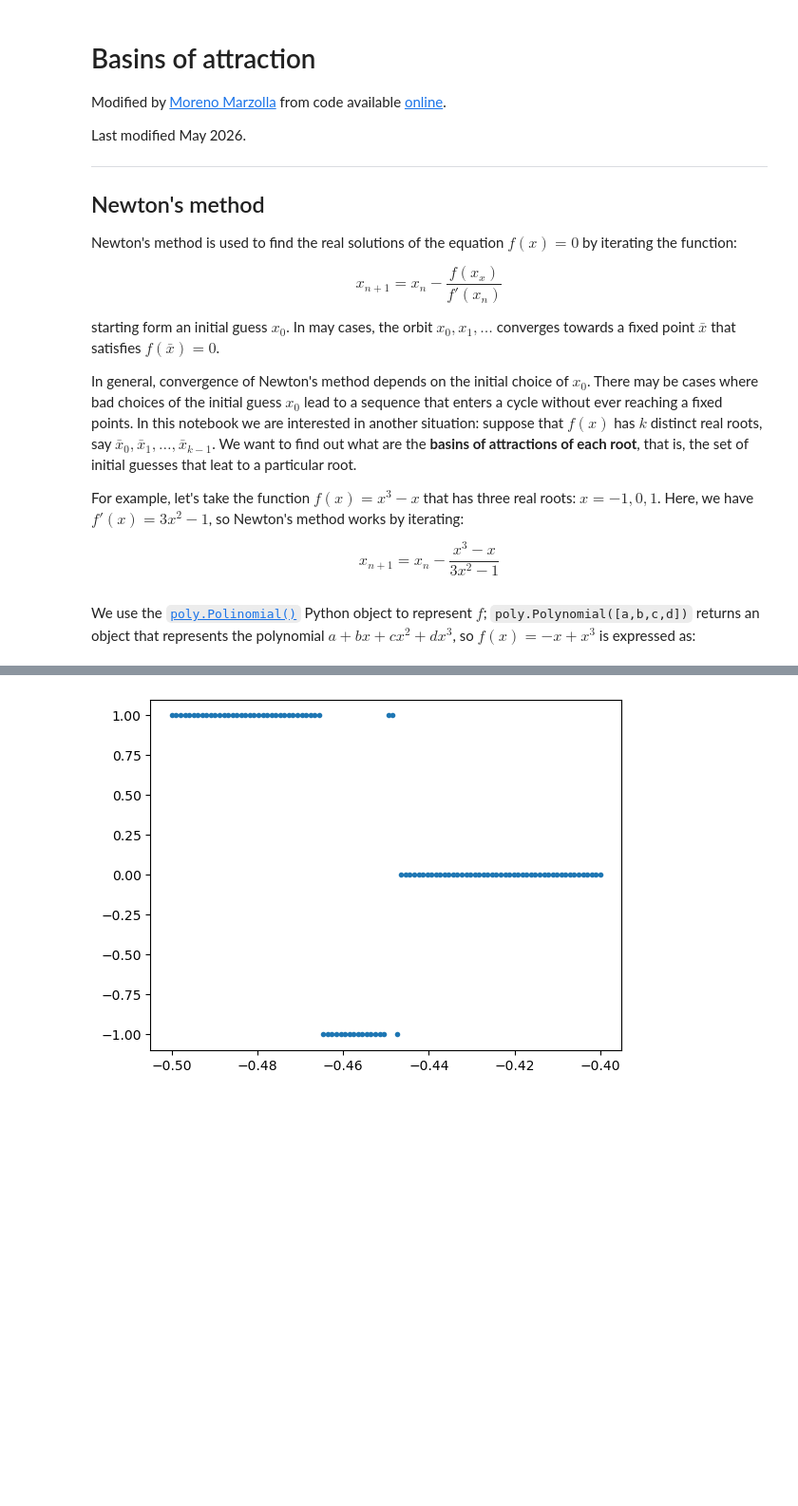
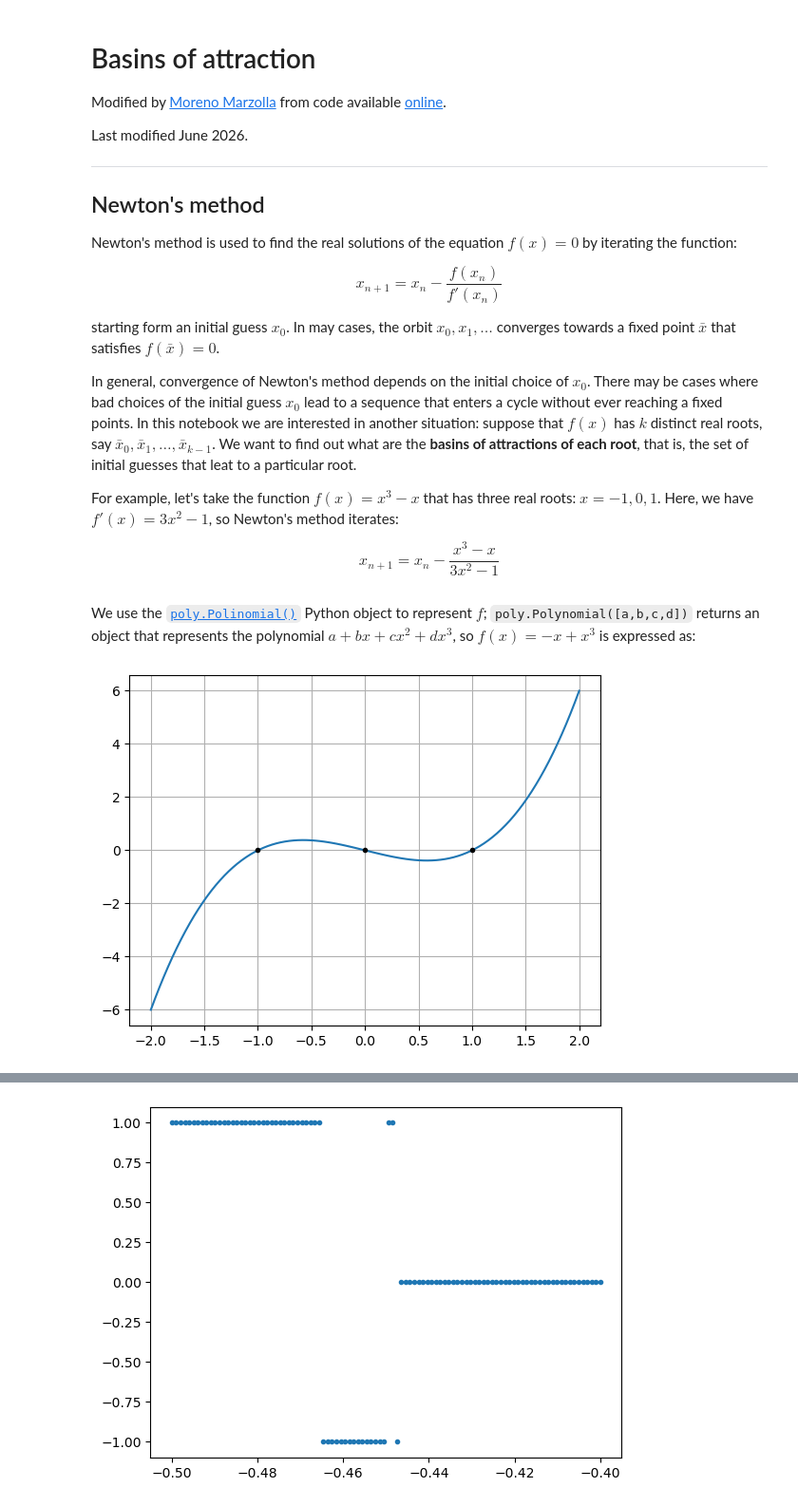
Before and after one commit to mmarzolla/chaos-fractals-phd-course, a Jupyter notebook: Basins-of-attraction.ipynb, the cells around one changed output, grey strips where cells are left out. Shown at 95% size. Saved outputs shown, nothing was run; the diff lists cells and outputs as text; code cells hidden in the pictures; blank space fills up the shorter version.

```diff
--- a/Basins-of-attraction.ipynb
+++ b/Basins-of-attraction.ipynb
@@ -3,7 +3,7 @@
 
 Modified by [Moreno Marzolla](https://www.moreno.marzolla.name/) from code available [online](https://colab.research.google.com/github/mwelland/ENGPHYS_3NM4/blob/main/Book/Chapters/Root%20finding/Basins%20of%20attraction.ipynb).
 
-Last modified May 2026.
+Last modified June 2026.
 
 ---
 
@@ -12,14 +12,14 @@ Last modified May 2026.
 Newton's method is used to find the real solutions of the equation $f(x) = 0$ by iterating the function:
 
 $$
-x_{n+1} = x_n - \frac{f(x_x)}{f'(x_n)}
+x_{n+1} = x_n - \frac{f(x_n)}{f'(x_n)}
 $$
 
 starting form an initial guess $x_0$. In may cases, the orbit $x_0, x_1, \ldots$ converges towards a fixed point $\bar{x}$ that satisfies $f(\bar{x}) = 0$.
 
 In general, convergence of Newton's method depends on the initial choice of $x_0$. There may be cases where bad choices of the initial guess $x_0$ lead to a sequence that enters a cycle without ever reaching a fixed points. In this notebook we are interested in another situation: suppose that $f(x)$ has $k$ distinct real roots, say $\bar{x}_0, \bar{x}_1, \ldots, \bar{x}_{k-1}$. We want to find out what are the **basins of attractions of each root**, that is, the set of initial guesses that leat to a particular root.
 
-For example, let's take the function $f(x) = x^3 - x$ that has three real roots: $x=-1, 0, 1$. Here, we have $f'(x) = 3x^2 -1$, so Newton's method works by iterating:
+For example, let's take the function $f(x) = x^3 - x$ that has three real roots: $x=-1, 0, 1$. Here, we have $f'(x) = 3x^2 -1$, so Newton's method iterates:
 
 $$
 x_{n+1} = x_n - \frac{x^3-x}{3x^2-1}
@@ -35,4 +35,12 @@ from scipy.optimize import newton
 We use the [`poly.Polinomial()`](https://numpy.org/doc/stable/reference/generated/numpy.polynomial.polynomial.Polynomial.html#numpy.polynomial.polynomial.Polynomial) Python object to represent $f$; `poly.Polynomial([a,b,c,d])` returns an object that represents the polynomial $a + bx + cx^2 + dx^3$, so $f(x) = -x + x^3$ is expressed as:
 # %%
 f = poly.Polynomial([0,-1,0,1]);
+
+x = np.linspace(-2, 2, 100)
+plt.plot(x, f(x))
+plt.plot([-1,0,1], [0,0,0], "k.")
+plt.grid(True)
+plt.show()
+# %% [output]
+[figure, added]
 # %% [markdown]
```
Also changed, not shown: parts of 7 cells of this notebook, 1 other file.
